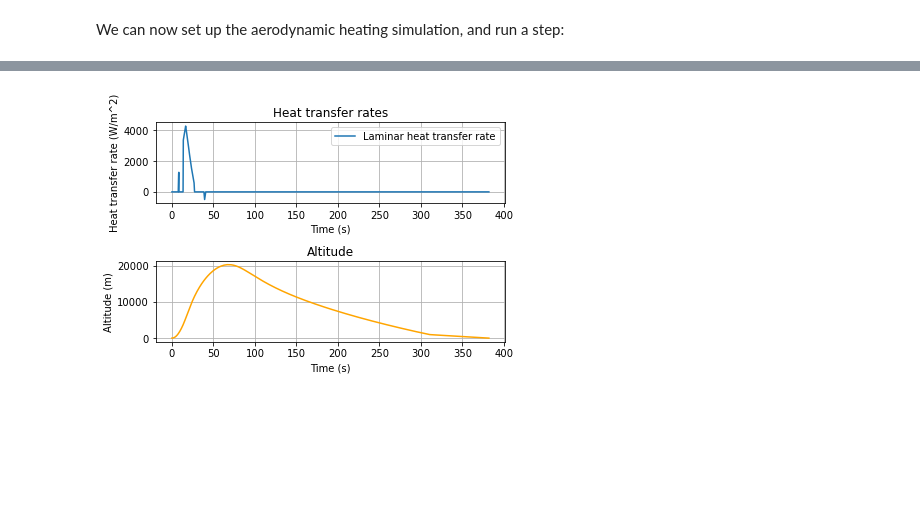
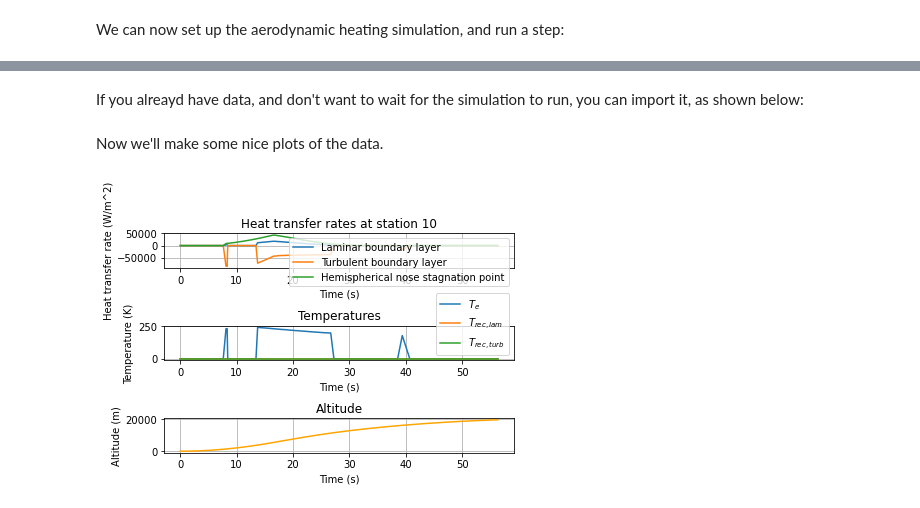
Before and after one commit to cuspaceflight/CamPyRoS, a Jupyter notebook: aero_heating_example.ipynb, the cells around one changed output, grey strips where cells are left out. Cells and saved outputs as stored; diff of their text form; code cells hidden in the pictures; blank space fills up the shorter version.

Commit message:
Added test against NASA data
The "NQLDW019 Reference 8 Test.py"

```diff
--- a/aero_heating_example.ipynb
+++ b/aero_heating_example.ipynb
@@ -6,4 +9,4 @@ import numpy as np
 # %% [markdown]
 To run an aerodynamic simulation, we must have already run a trajectory simulation and saved the output to a .JSON. We will now import that JSON:
 # %%
-imported_data = trajectory.from_json("output.json")
+trajectory_data = trajectory.from_json("output.json")
@@ -100,6 +23,6 @@ tangent_ogive = trajectory.post.TangentOgive(xprime = 73.7e-2, yprime = (19.7e-2
 # %% [markdown]
 We can now set up the aerodynamic heating simulation, and run a step:
 # %%
-analysis = trajectory.post.HeatTransfer(tangent_ogive, imported_data, martlet4)
-analysis.step()
+analysis = trajectory.post.HeatTransfer(tangent_ogive, trajectory_data, martlet4)
+analysis.step(print_style="metric")
 # %% [output]
@@ -107,2 +45,3 @@ Subsonic flow, skipping step number 0
 # %%
-analysis.run(iterations = 300)
+analysis.run(iterations = 300, print_style="minimal")
+analysis.to_json("martlet4_heating.json")
@@ -146,4 +48,2 @@ analysis.to_json()
-# %%
-analysis.plot_heat_transfer_rates()
-# %% [output]
-[figure, removed]
+# %% [markdown]
+If you alreayd have data, and don't want to wait for the simulation to run, you can import it, as shown below:
@@ -149,0 +52,6 @@ analysis.plot_heat_transfer_rates()
+# %% [markdown]
+Now we'll make some nice plots of the data.
+# %%
+analysis.plot_station(station_number = 10, imax = 300)
+# %% [output]
+[figure, added]
```
Also changed, not shown: parts of 12 cells of this notebook, 5 other files.
